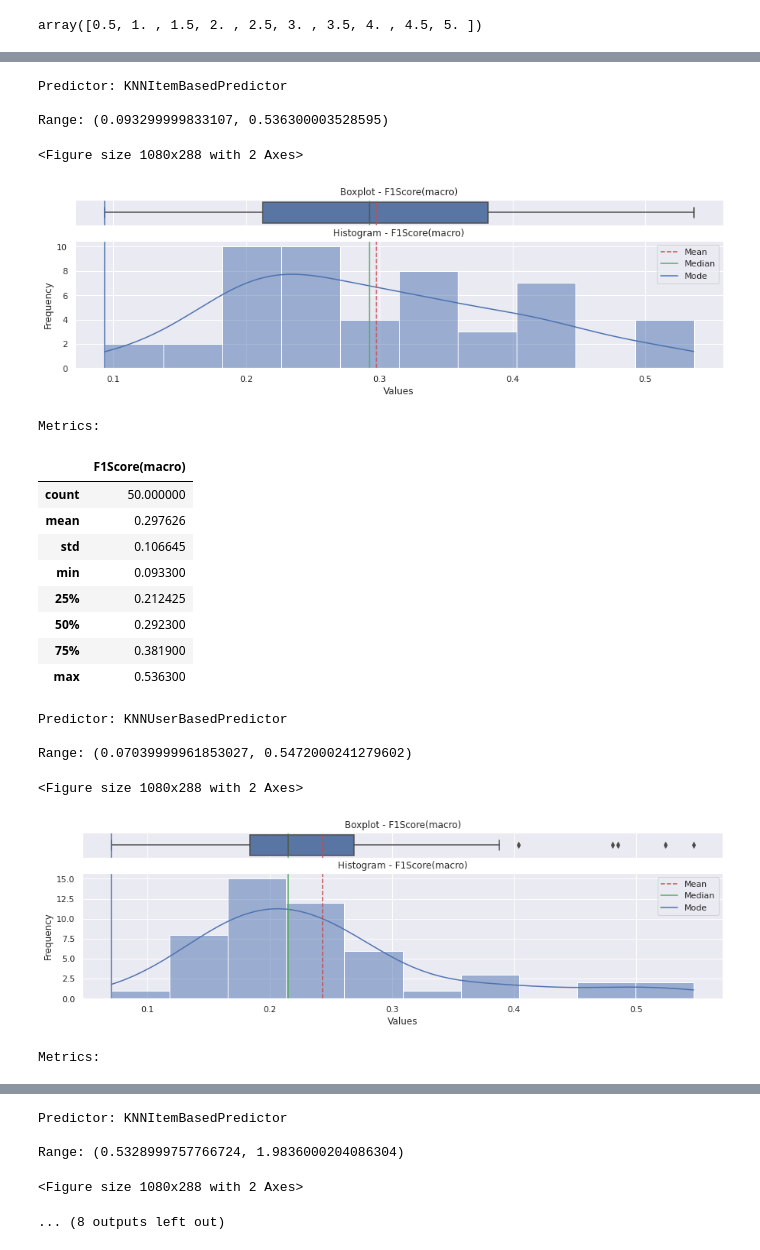
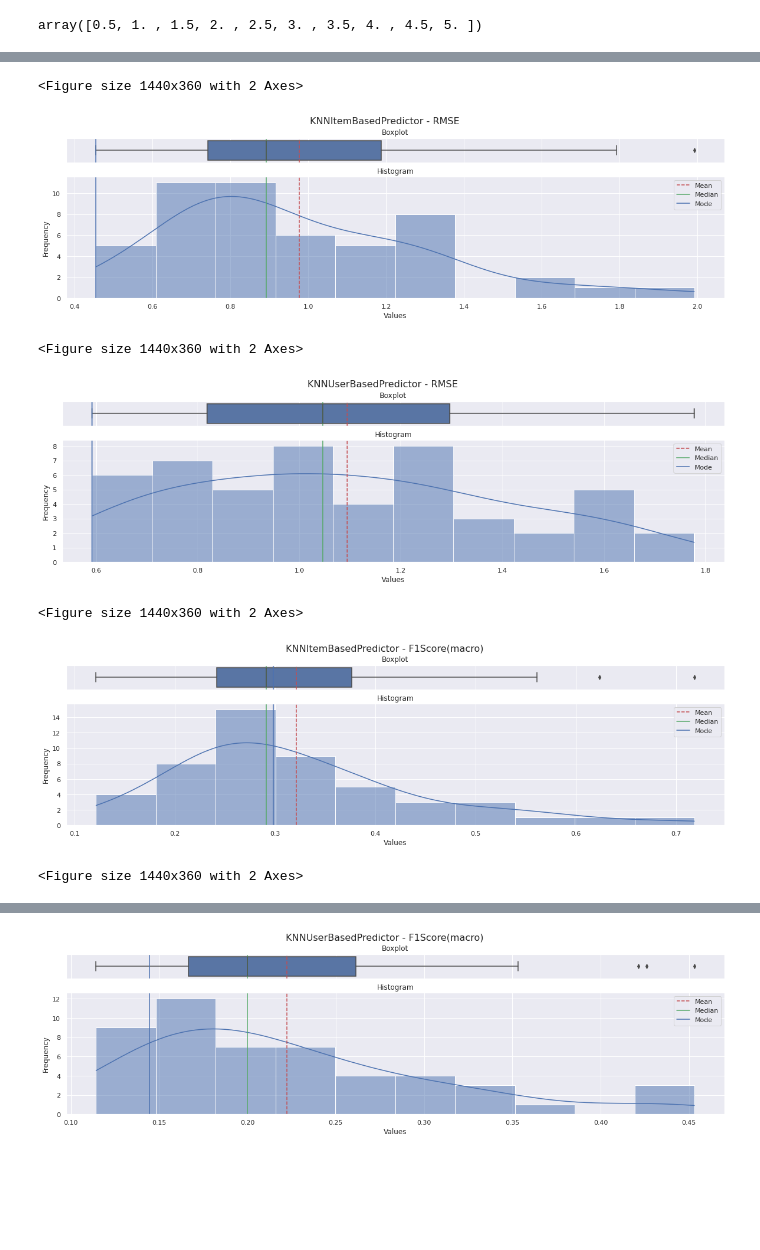
Before and after one commit to adrianmarino/thesis-paper, a Jupyter notebook: notebooks/knn_models.ipynb, the cells around one changed output, grey strips where cells are left out. Cells and saved outputs as stored; diff of their text form; code cells hidden in the pictures; blank space fills up the shorter version.

```diff
--- a/notebooks/knn_models.ipynb
+++ b/notebooks/knn_models.ipynb
@@ -95,24 +100,11 @@ summary = validator.validate(
 # %%
+summary = ml.ValidatorSummary.load('../metrics/baseline')
 summary.plot()
 # %% [output]
-Predictor: KNNItemBasedPredictor
-
-Range: (0.093299999833107, 0.536300003528595)
+<Figure size 1440x360 with 2 Axes>
+[figure, new version]
-<Figure size 1080x288 with 2 Axes>
+<Figure size 1440x360 with 2 Axes>
-[figure, old version]
+[figure, new version]
-Metrics:
+<Figure size 1440x360 with 2 Axes>
-|  | F1Score(macro) |
-| count | 50.000000 |
-| mean | 0.297626 |
-| std | 0.106645 |
-| min | 0.093300 |
-| 25% | 0.212425 |
-| 50% | 0.292300 |
-| 75% | 0.381900 |
-| max | 0.536300 |
+[figure, added]
-Predictor: KNNUserBasedPredictor
-
-Range: (0.07039999961853027, 0.5472000241279602)
+<Figure size 1440x360 with 2 Axes>
-<Figure size 1080x288 with 2 Axes>
-[figure, old version]
-Metrics:
@@ -128,8 +111,4 @@ Metrics:
-Predictor: KNNItemBasedPredictor
-
-Range: (0.5328999757766724, 1.9836000204086304)
-<Figure size 1080x288 with 2 Axes>
-... (8 outputs left out)
+[figure, added]
 # %%
 validator = ml.Validator(
     n_samples  = 10,
```
Also changed, not shown: parts of 8 cells of this notebook, 13 other files.
